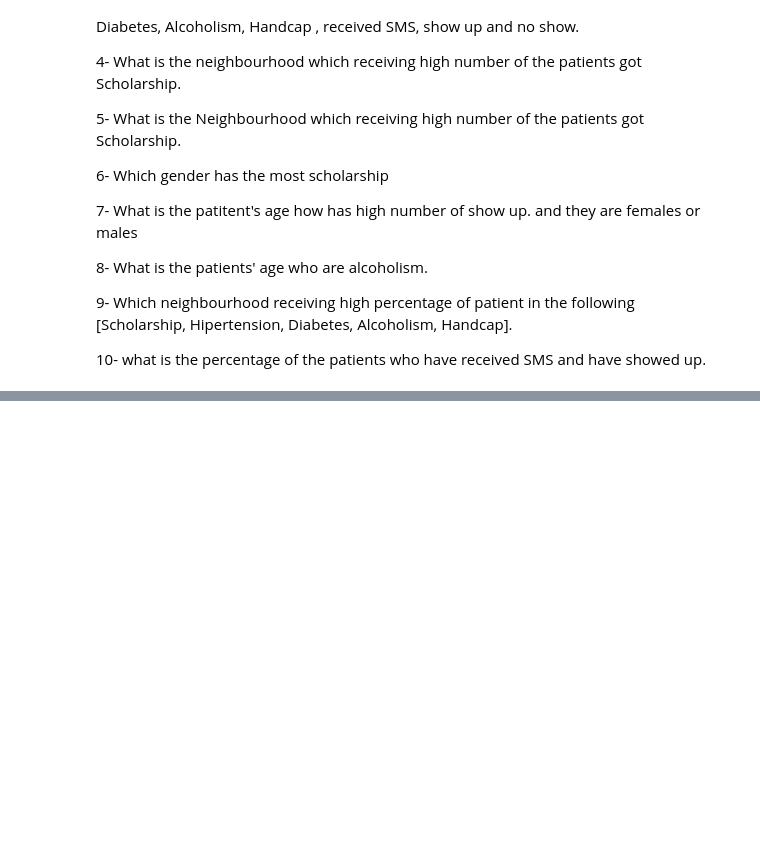
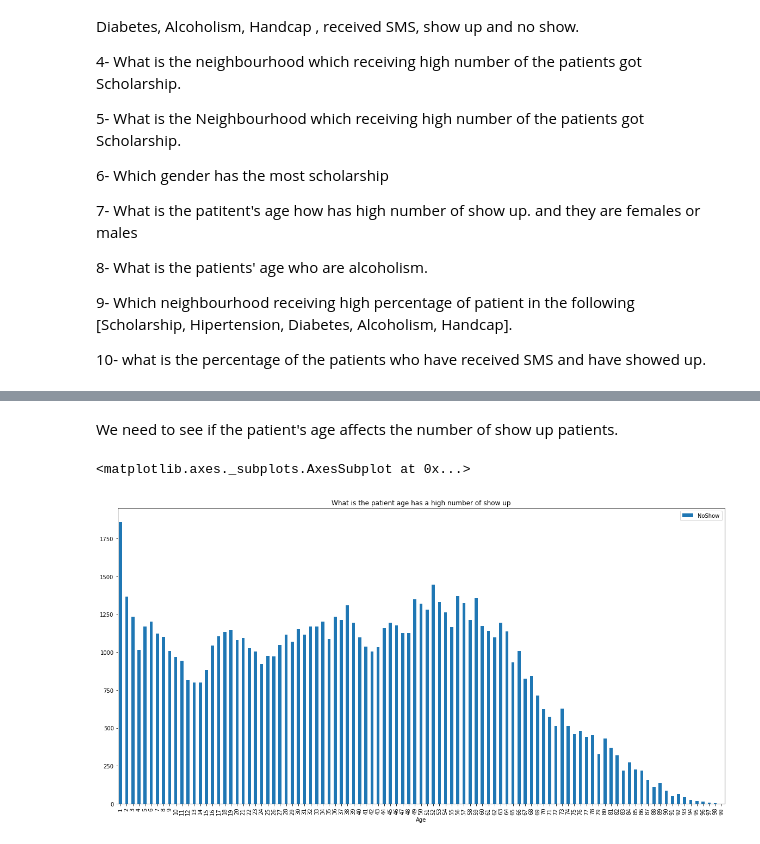
Before and after one commit to MosheWorld/Data-Exploration, a Jupyter notebook: Project 2/Solution.ipynb, the cells around one changed output, grey strips where cells are left out. Cells and saved outputs as stored; diff of their text form; code cells hidden in the pictures; blank space fills up the shorter version.

```diff
--- a/Project 2/Solution.ipynb
+++ b/Project 2/Solution.ipynb
@@ -164,0 +176,9 @@ percentage of male Show up : 27.52184459200015%
+# %% [markdown]
+We need to see if the patient's age affects the number of show up patients.
+# %%
+noshow_age_df = df[['NoShow', 'Age']]
+total_results = noshow_age_df.groupby('Age').sum()
+total_results.plot(kind='bar', figsize=(20, 10), title='What is the patient age has a high number of show up')
+# %% [output]
+<matplotlib.axes._subplots.AxesSubplot at 0x...>
+[figure, added]
```
Also changed, not shown: parts of 23 cells of this notebook.
